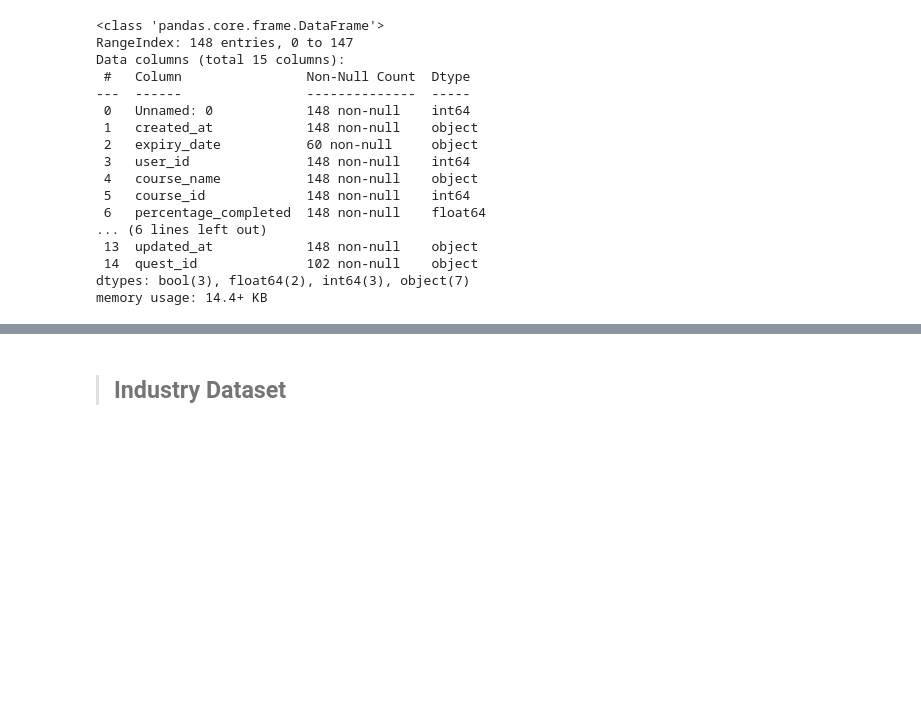
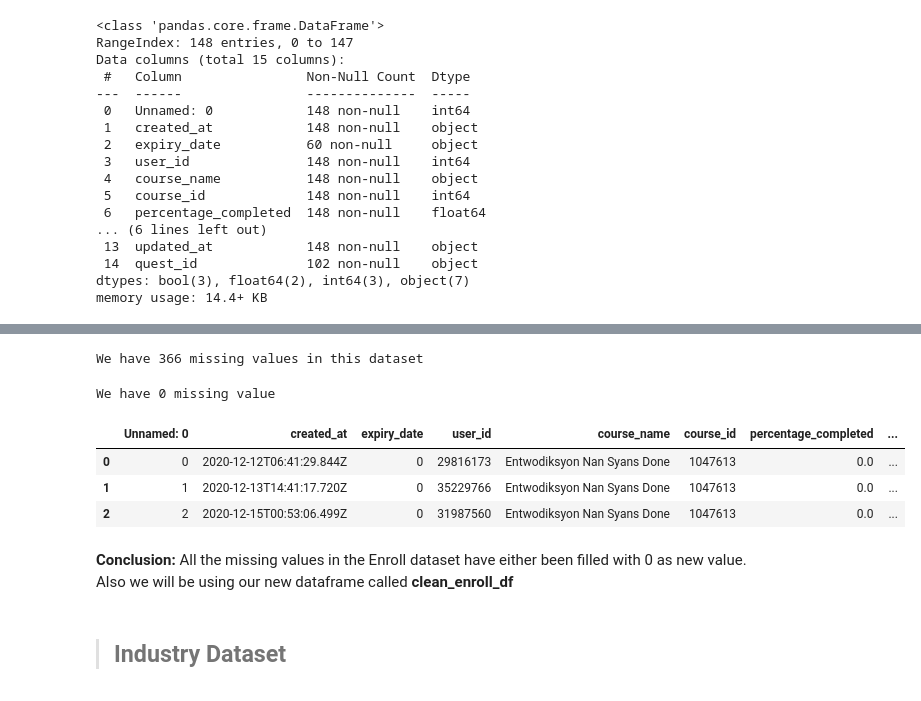
Before and after one commit to kesnel/Project-Data-Processing, a Jupyter notebook: data.ipynb, the cells around one changed output, grey strips where cells are left out. Cells and saved outputs as stored; diff of their text form; code cells hidden in the pictures; blank space fills up the shorter version.

```diff
--- a/data.ipynb
+++ b/data.ipynb
@@ -230,3 +200,25 @@ dtype: int64
+# %%
+# Total missing values we have
+print("We have", enroll_df.isnull().sum().sum(), "missing values in this dataset")
+# %% [output]
+We have 366 missing values in this dataset
+# %%
+# Dealing with our null values
+clean_enroll_df = enroll_df.fillna(value = 0)
+print("We have", clean_enroll_df.isnull().sum().sum(), "missing value")
+# %% [output]
+We have 0 missing value
+# %%
+# Our cleaned Dataframe
+clean_enroll_df.head(3)
+# %% [output]
+|  | Unnamed: 0 | created_at | expiry_date | user_id | course_name | course_id | percentage_completed | ... |
+| 0 | 0 | 2020-12-12T06:41:29.844Z | 0 | 29816173 | Entwodiksyon Nan Syans Done | 1047613 | 0.0 | ... |
+| 1 | 1 | 2020-12-13T14:41:17.720Z | 0 | 35229766 | Entwodiksyon Nan Syans Done | 1047613 | 0.0 | ... |
+| 2 | 2 | 2020-12-15T00:53:06.499Z | 0 | 31987560 | Entwodiksyon Nan Syans Done | 1047613 | 0.0 | ... |
+# %% [markdown]
+**Conclusion:** All the missing values in the Enroll dataset have either been filled with 0 as new value.
+Also we will be using our new dataframe called **clean_enroll_df**
 # %% [markdown]
 >## Industry Dataset
 # %%
```
Also changed, not shown: parts of 49 cells of this notebook.
